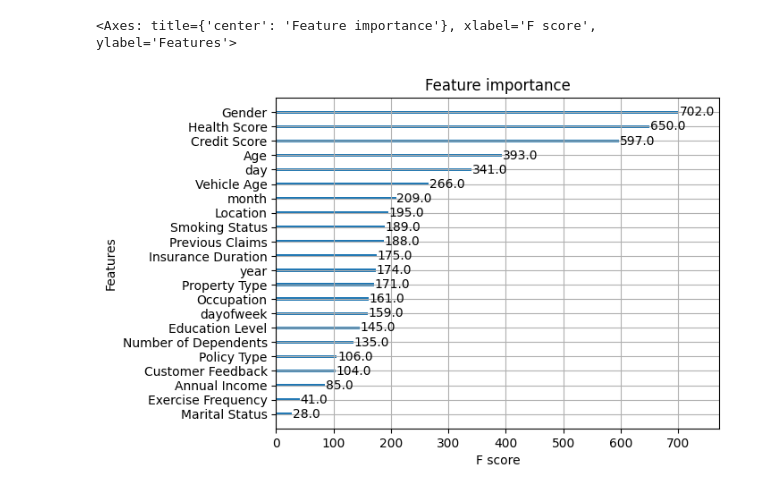
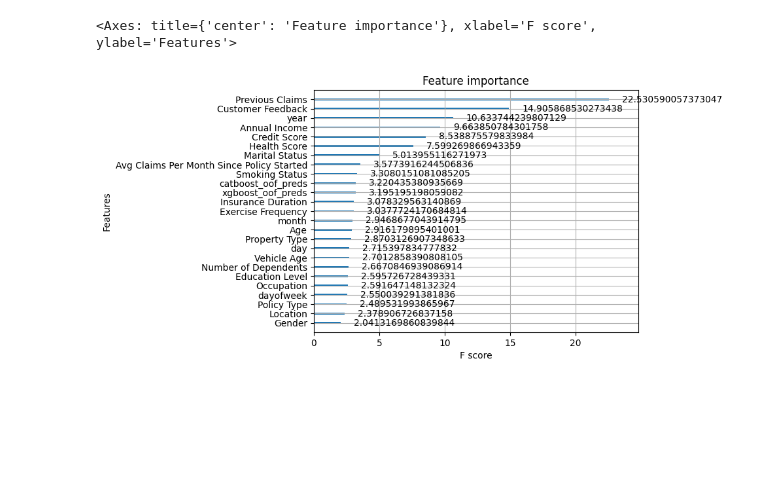
Before and after one commit to jofa974/playground-series-s4e12, a Jupyter notebook: notebooks/model_analysis.ipynb, the cells around one changed output. Drawn from its saved outputs; the diff is of its cells as text; code cells hidden in the pictures; blank space fills up the shorter version.

```diff
--- a/notebooks/model_analysis.ipynb
+++ b/notebooks/model_analysis.ipynb
@@ -26,8 +14,10 @@ xgb.plot_importance(
-# %%
-xgb.plot_importance(
-    bst,
-    importance_type="weight",
-)
-# %% [output]
-<Axes: title={'center': 'Feature importance'}, xlabel='F score', ylabel='Features'>
-[figure, removed]
+# %%
+boosters = pickle.load(open("../out/models/ensemble_model.pkl", "rb"))
+bst = boosters[0]
+xgb.plot_importance(
+    bst,
+    importance_type="gain",
+)
+# %% [output]
+<Axes: title={'center': 'Feature importance'}, xlabel='F score', ylabel='Features'>
+[figure, added]
```
Also changed, not shown: parts of 6 cells of this notebook, 6 other files.
